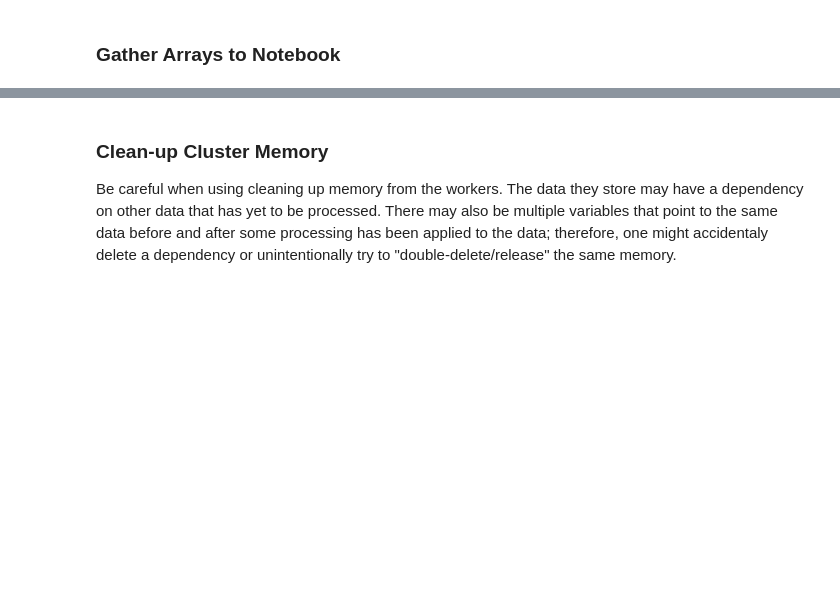
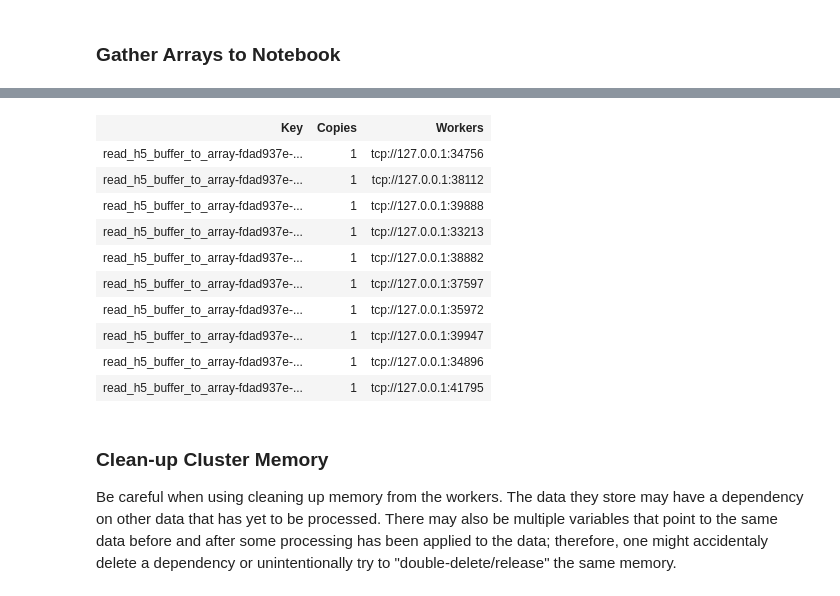
Before and after one commit to NickJi98/gp257-class, a Jupyter notebook: Labs/Dask/DASK.ipynb, the cells around one changed output, grey strips where cells are left out. Saved outputs shown, nothing was run; the diff lists cells and outputs as text; code cells hidden in the pictures; blank space fills up the shorter version.

```diff
--- a/Labs/Dask/DASK.ipynb
+++ b/Labs/Dask/DASK.ipynb
@@ -262,5 +302,18 @@ gathered_data = client.gather('what-goes-here?',direct=True)
 # %%
-# show where the memory is (your code)
+# show where the memory is
+client.who_has()
+# %% [output]
+| Key | Copies | Workers |
+| read_h5_buffer_to_array-fdad937e-... | 1 | tcp://127.0.0.1:34756 |
+| read_h5_buffer_to_array-fdad937e-... | 1 | tcp://127.0.0.1:38112 |
+| read_h5_buffer_to_array-fdad937e-... | 1 | tcp://127.0.0.1:39888 |
+| read_h5_buffer_to_array-fdad937e-... | 1 | tcp://127.0.0.1:33213 |
+| read_h5_buffer_to_array-fdad937e-... | 1 | tcp://127.0.0.1:38882 |
+| read_h5_buffer_to_array-fdad937e-... | 1 | tcp://127.0.0.1:37597 |
+| read_h5_buffer_to_array-fdad937e-... | 1 | tcp://127.0.0.1:35972 |
+| read_h5_buffer_to_array-fdad937e-... | 1 | tcp://127.0.0.1:39947 |
+| read_h5_buffer_to_array-fdad937e-... | 1 | tcp://127.0.0.1:34896 |
+| read_h5_buffer_to_array-fdad937e-... | 1 | tcp://127.0.0.1:41795 |
 # %% [markdown]
 ### Clean-up Cluster Memory
 
```
Also changed, not shown: parts of 34 cells of this notebook.
